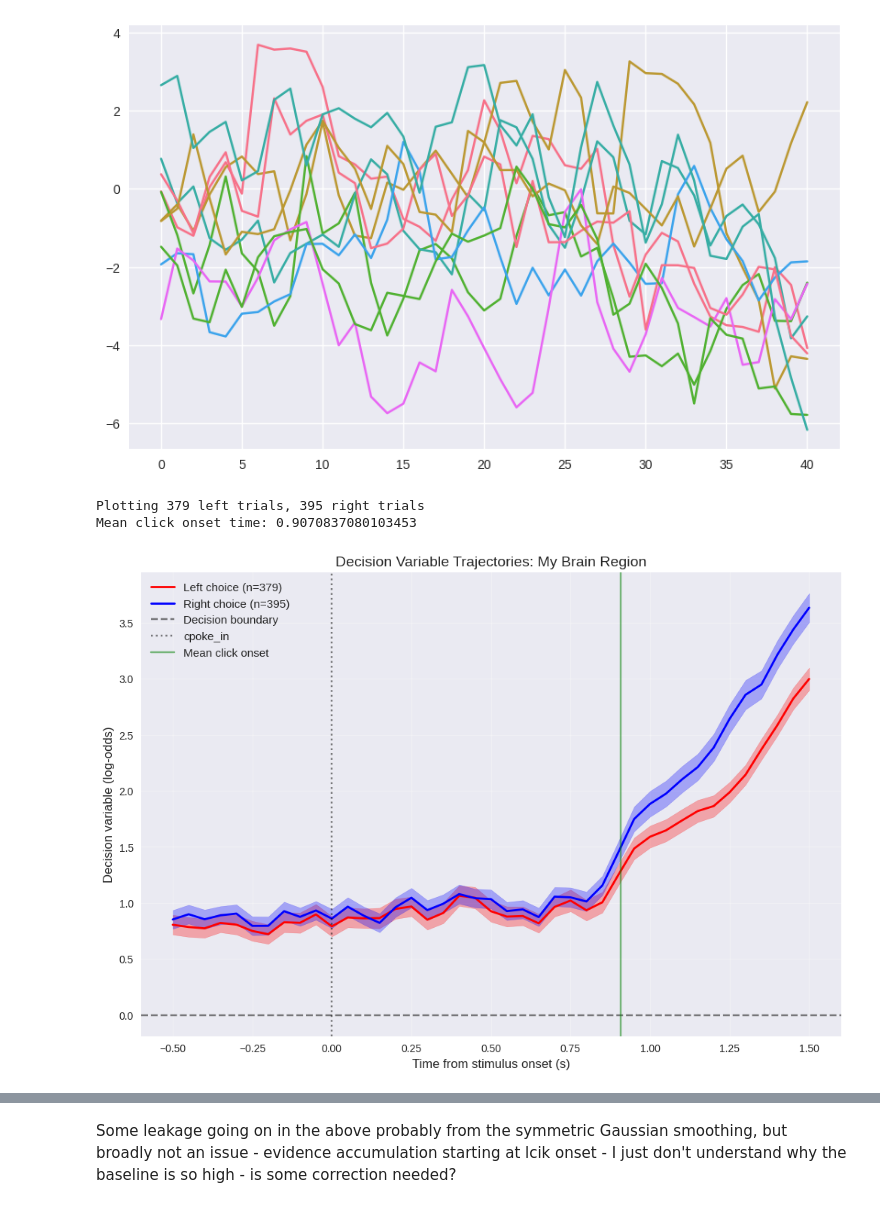
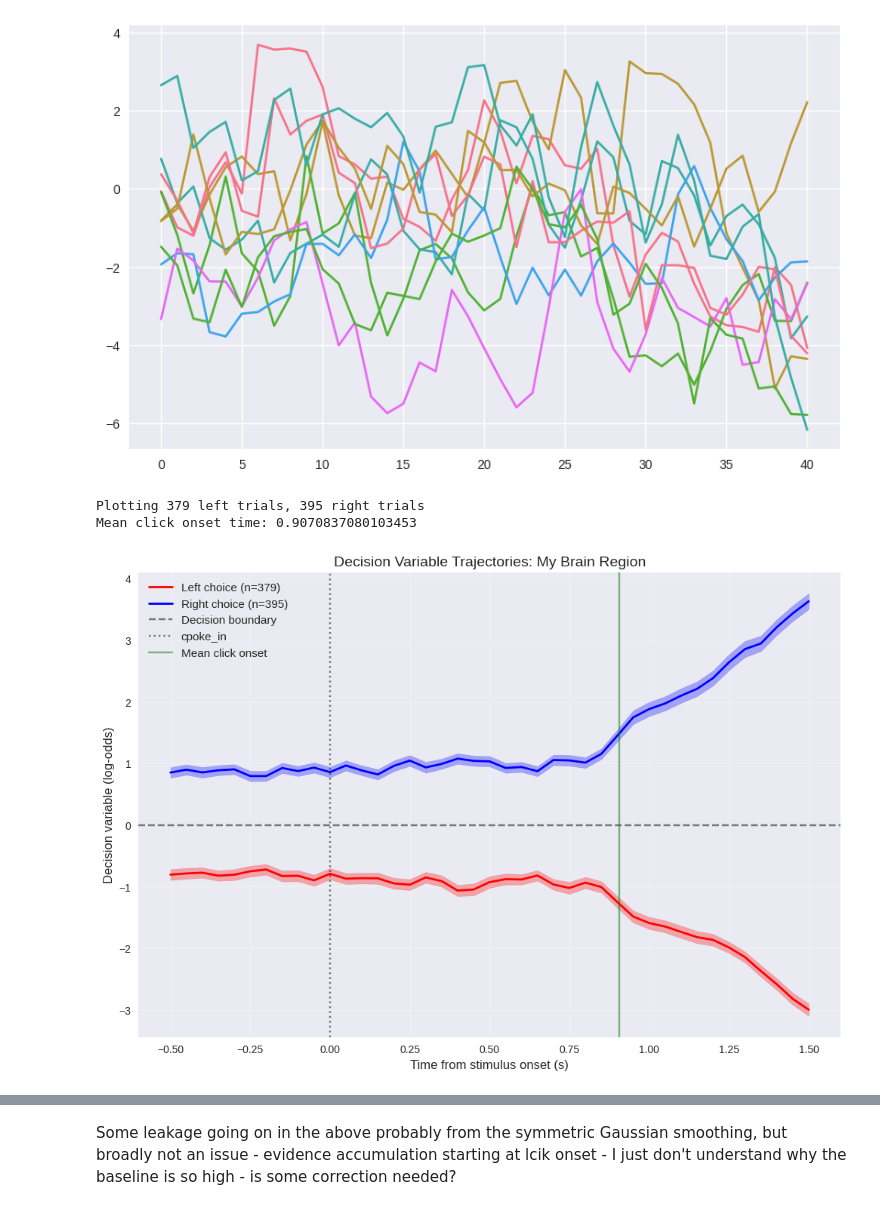
Before and after one commit to Brody-Lab/ClickDV, a Jupyter notebook: notebooks/analysis/decision_variables_extraction.ipynb, the cells around one changed output, grey strips where cells are left out. Saved outputs shown, nothing was run; the diff lists cells and outputs as text; code cells hidden in the pictures.

```diff
--- a/notebooks/analysis/decision_variables_extraction.ipynb
+++ b/notebooks/analysis/decision_variables_extraction.ipynb
@@ -1480,7 +1480,7 @@ def plot_dv_trajectories_manual(time_bins, DVs_2, choices, region_name="Region")
     plt.figure(figsize=(12, 8))
 
     # Calculate mean and SEM for each choice type
-    dv_left_mean = -np.mean(DVs_2[:, left_trials], axis=1)
+    dv_left_mean = np.mean(DVs_2[:, left_trials], axis=1)
     dv_left_sem = np.std(DVs_2[:, left_trials], axis=1) / np.sqrt(np.sum(left_trials))
 
     dv_right_mean = np.mean(DVs_2[:, right_trials], axis=1)
@@ -1503,31 +1503,31 @@ def plot_dv_trajectories_manual(time_bins, DVs_2, choices, region_name="Region")
                     dv_right_mean - dv_right_sem,
                     dv_right_mean + dv_right_sem,
                     alpha=0.3, color='blue')
 
     # Add reference lines
     plt.axhline(0, color='k', linestyle='--', alpha=0.5, label='Decision boundary')
     plt.axvline(0, color='k', linestyle=':', alpha=0.5, label='cpoke_in')
     plt.axvline(mean_click_onset, color='g', alpha=0.5, label='Mean click onset')
 
 
     # Formatting
     plt.xlabel('Time from stimulus onset (s)')
     plt.ylabel('Decision variable (log-odds)')
     plt.title(f'Decision Variable Trajectories: {region_name}')
     plt.legend()
     plt.grid(True, alpha=0.3)
 
     # # Add interpretation text
     # plt.text(0.02, 0.95, 'DV > 0: Evidence for right choice\nDV < 0: Evidence for left choice',
     #         transform=plt.gca().transAxes, fontsize=10, verticalalignment='top',
     #         bbox=dict(boxstyle='round', facecolor='wheat', alpha=0.8))
 
     return plt.gcf()
 
   # Plot 1: Average trajectories by choice
 fig1 = plot_dv_trajectories_manual(time_bins, DVs_2, choices, "My Brain Region")
 plt.show()
 # %% [output]
 Plotting 379 left trials, 395 right trials
 Mean click onset time: 0.9070837080103453
-[figure, old version]
+[figure, new version]
```
Also changed, not shown: parts of 1 cell of this notebook, 7 other files.
